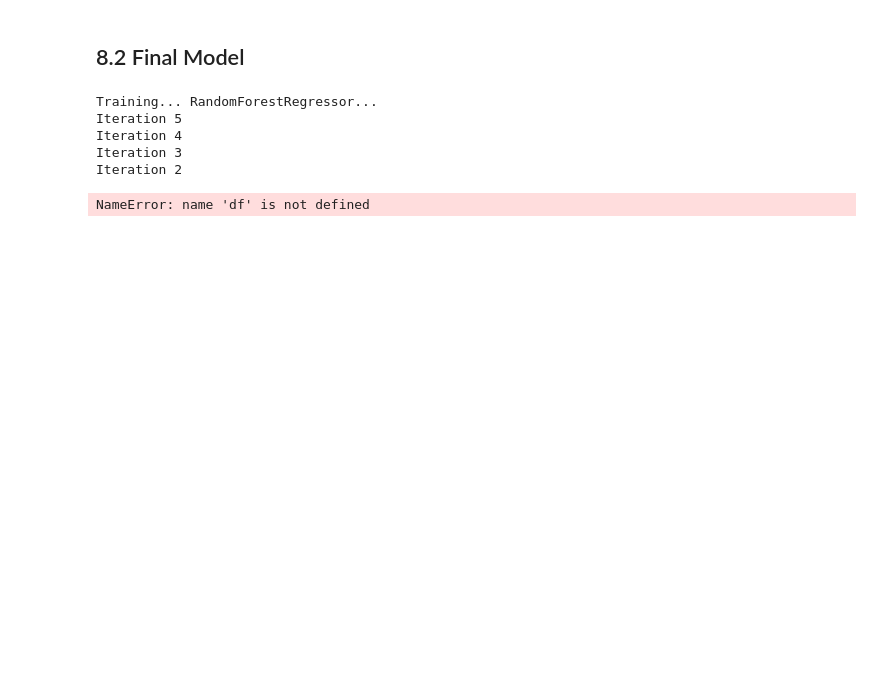
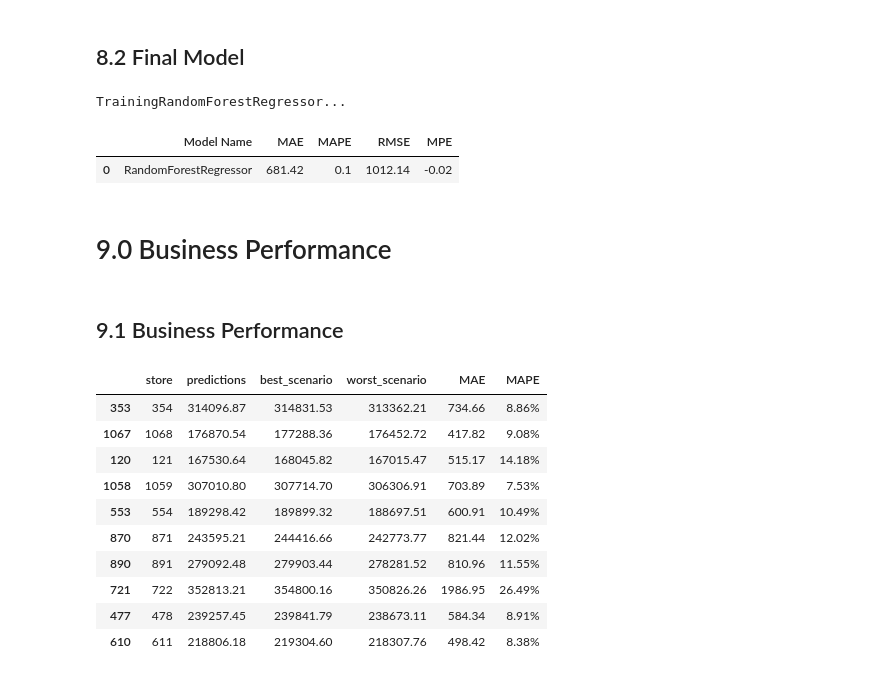
Before and after one commit to Alexandre-Magno/rossmann_sales, a Jupyter notebook: Ciclo_01_rossmann.ipynb, the cells around one changed output. Drawn from its saved outputs; the diff is of its cells as text; code cells hidden in the pictures; blank space fills up the shorter version.

```diff
--- a/Ciclo_01_rossmann.ipynb
+++ b/Ciclo_01_rossmann.ipynb
@@ -1240,24 +1177,18 @@ param_tuned = {'n_estimators': 100, 'max_depth': 50, 'min_samples_split': 2, 'mi
-# %%
-#model
-rf_tuned = RandomForestRegressor(random_state = 42,
-                                 n_jobs=-1,
-                                 n_estimators=param_tuned['n_estimators'],
-                                 max_depth=param_tuned['max_depth'],
-                                 min_samples_split=param_tuned['min_samples_split'],
-                                 min_samples_leaf=param_tuned['min_samples_leaf'],
-                                 bootstrap=param_tuned['bootstrap'] )
-models = [rf_tuned]
-
-#prediction
-df_performance = models_cross_validation(models, x_training )
-df_performance
-# %% [output]
-Training... RandomForestRegressor...
-Iteration 5
-Iteration 4
-Iteration 3
-Iteration 2
-# %%
-df
-# %% [output]
-NameError: name 'df' is not defined
+# %%
+#model
+rf_tuned = RandomForestRegressor(random_state = 42,
+                                 n_jobs=-1,
+                                 n_estimators=param_tuned['n_estimators'],
+                                 max_depth=param_tuned['max_depth'],
+                                 min_samples_split=param_tuned['min_samples_split'],
+                                 min_samples_leaf=param_tuned['min_samples_leaf'],
+                                 bootstrap=param_tuned['bootstrap'] )
+models = [rf_tuned]
+
+#prediction
+df_performance, yhat_tuned = get_model_performance(models, x_train, y_train, x_test, y_test )
+df_performance
+# %% [output]
+TrainingRandomForestRegressor...
+|  | Model Name | MAE | MAPE | RMSE | MPE |
+| 0 | RandomForestRegressor | 681.42 | 0.1 | 1012.14 | -0.02 |
@@ -1263,0 +1201,2 @@ NameError: name 'df' is not defined
+# %% [markdown]
+# 9.0 Business Performance
@@ -1263,0 +1209,35 @@ NameError: name 'df' is not defined
+# %% [markdown]
+## 9.1 Business Performance
+# %%
+# group and sum predictions
+df91 = df9[['store','predictions']].groupby( 'store' ).sum().reset_index()
+
+# MAE- MAPE
+aux1 = df9[['store','sales','predictions']].groupby( 'store').apply( lambda x: mean_absolute_error(x['sales'], x['predictions'] ) ).reset_index().rename(columns={0:'MAE'})
+
+aux2 = df9[['store','sales','predictions']].groupby( 'store').apply( lambda x: mape2(x['sales'], x['predictions'] ) ).reset_index().rename(columns={0:'MAPE'})
+
+#merge
+aux3 = pd.merge( aux1, aux2 , how='inner', on='store')
+df_result = pd.merge ( df91, aux3, how='inner', on='store')
+df_result['MAPE'] = np.round( df_result['MAPE']*100 , 2 ).astype( str ) + "%"
+
+#Scenarios
+df_result['worst_scenario'] = df_result['predictions'] - df_result['MAE']
+df_result['best_scenario']  = df_result['predictions'] + df_result['MAE']
+
+df_result = df_result[['store','predictions','best_scenario','worst_scenario','MAE','MAPE']]
+# %%
+df_result.sample(10)
+# %% [output]
+|  | store | predictions | best_scenario | worst_scenario | MAE | MAPE |
+| 353 | 354 | 314096.87 | 314831.53 | 313362.21 | 734.66 | 8.86% |
+| 1067 | 1068 | 176870.54 | 177288.36 | 176452.72 | 417.82 | 9.08% |
+| 120 | 121 | 167530.64 | 168045.82 | 167015.47 | 515.17 | 14.18% |
+| 1058 | 1059 | 307010.80 | 307714.70 | 306306.91 | 703.89 | 7.53% |
+| 553 | 554 | 189298.42 | 189899.32 | 188697.51 | 600.91 | 10.49% |
+| 870 | 871 | 243595.21 | 244416.66 | 242773.77 | 821.44 | 12.02% |
+| 890 | 891 | 279092.48 | 279903.44 | 278281.52 | 810.96 | 11.55% |
+| 721 | 722 | 352813.21 | 354800.16 | 350826.26 | 1986.95 | 26.49% |
+| 477 | 478 | 239257.45 | 239841.79 | 238673.11 | 584.34 | 8.91% |
+| 610 | 611 | 218806.18 | 219304.60 | 218307.76 | 498.42 | 8.38% |
```
Also changed, not shown: parts of 31 cells of this notebook, 1 other file.
